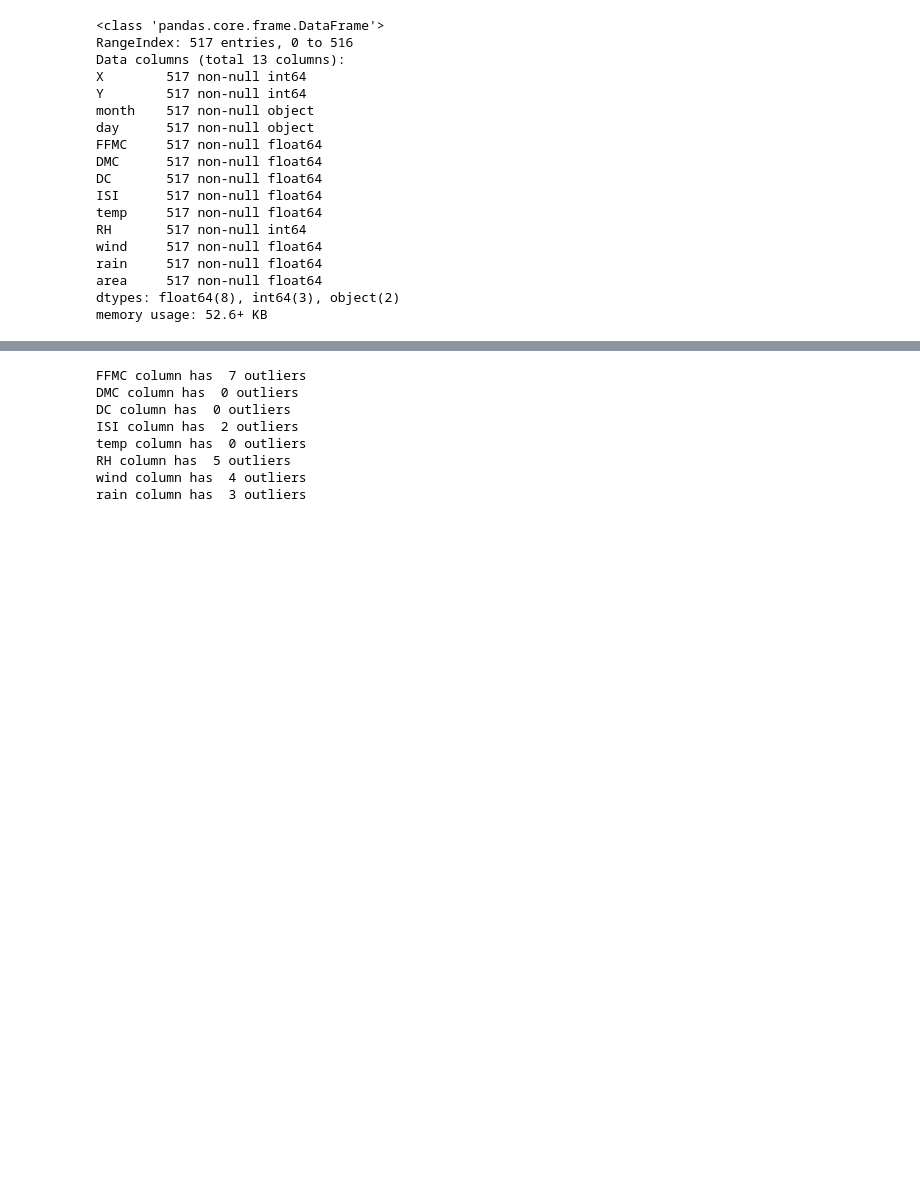
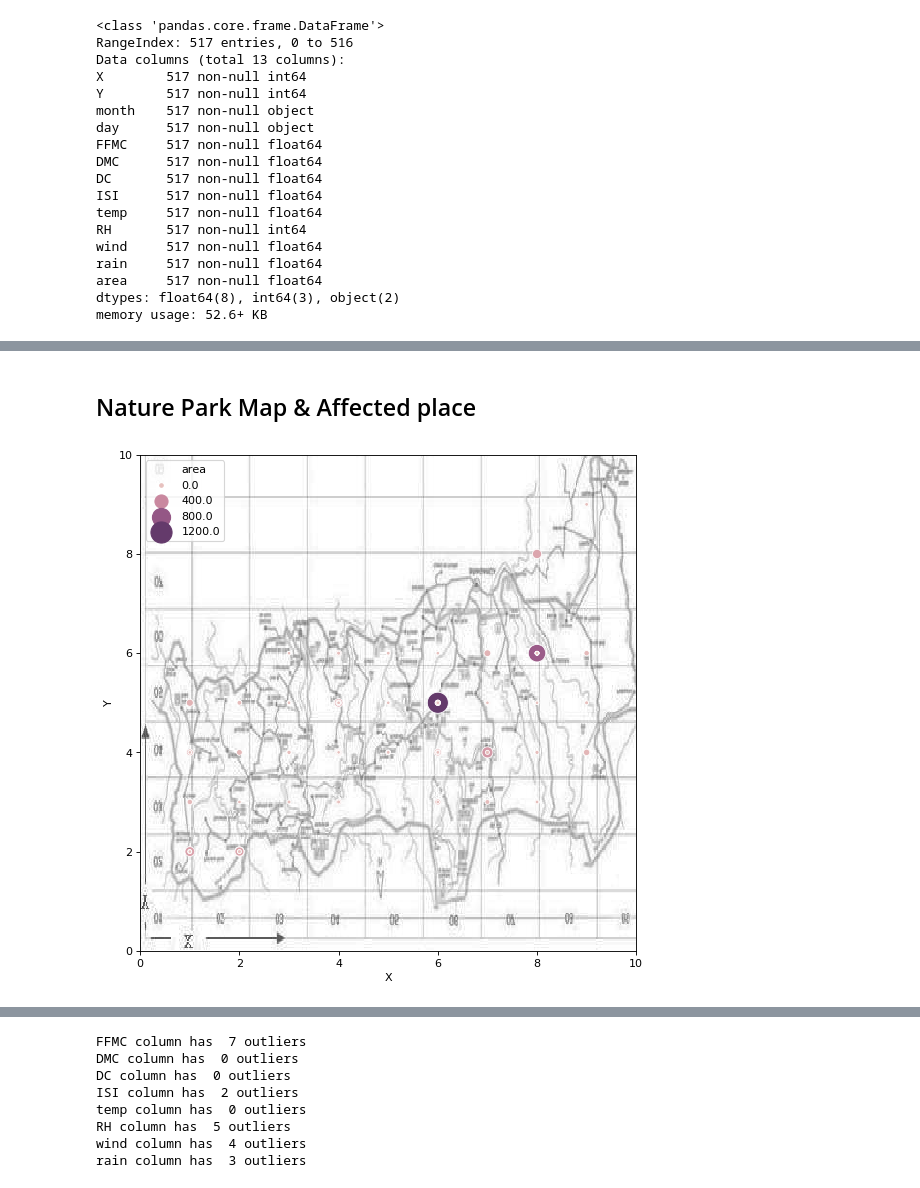
Before and after one commit to balag752/Machine-Learning-1, a Jupyter notebook: ML Project/Fire prediction.ipynb, the cells around one changed output, grey strips where cells are left out. Drawn from its saved outputs; the diff is of its cells as text; code cells hidden in the pictures; blank space fills up the shorter version.

```diff
--- a/ML Project/Fire prediction.ipynb
+++ b/ML Project/Fire prediction.ipynb
@@ -120 +114,17 @@ Data["area"].plot(kind='hist', bins=10)
+# %% [markdown]
+## Nature Park Map & Affected place
+# %%
+import matplotlib.image as mpimg
+import seaborn as sns
+
+from matplotlib.pyplot import figure
+figure(num=None, figsize=(8,16), dpi=80, facecolor='w', edgecolor='k')
+
+map_img = mpimg.imread('images\map.png')
+plt.imshow(map_img, zorder=0, extent=[0, 10, 0, 10])
+cmap = sns.cubehelix_palette(dark=.3, light=.8, as_cmap=True)
+sns.scatterplot(x='X', y='Y',size='area', hue='area', data=Data,sizes=(10, 360),palette=cmap)
+plt.show()
+# %% [output]
+[figure, added]
 # %%
```
Also changed, not shown: parts of 36 cells of this notebook, 1 other file.
